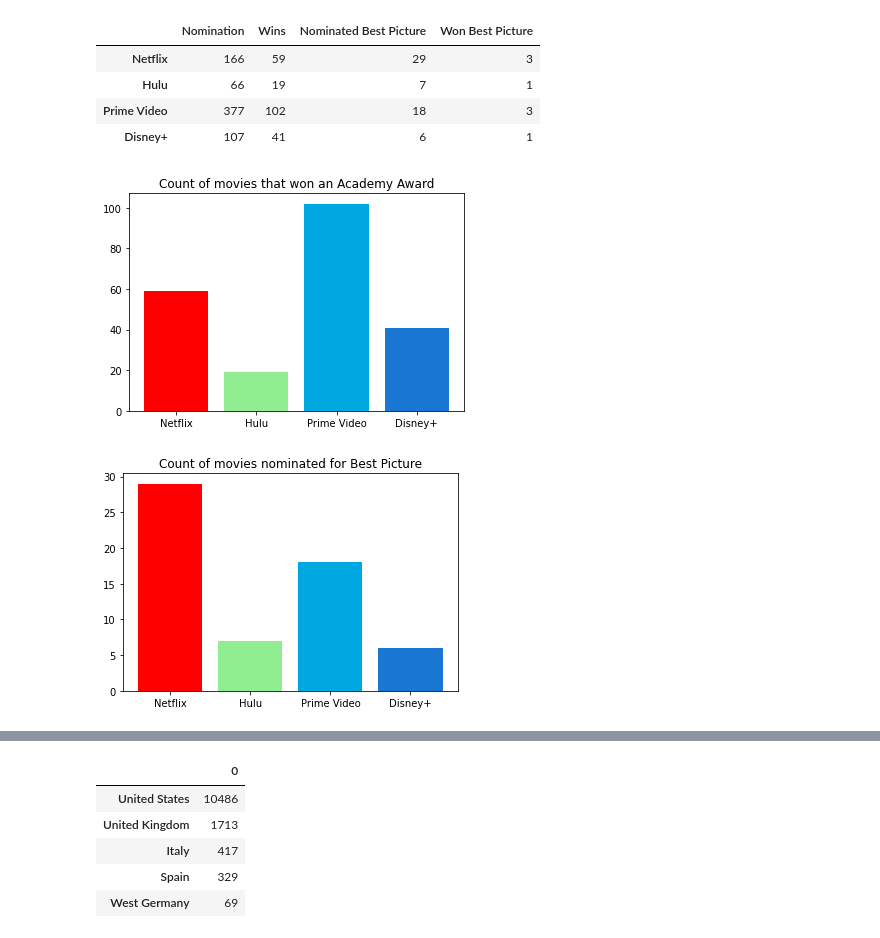
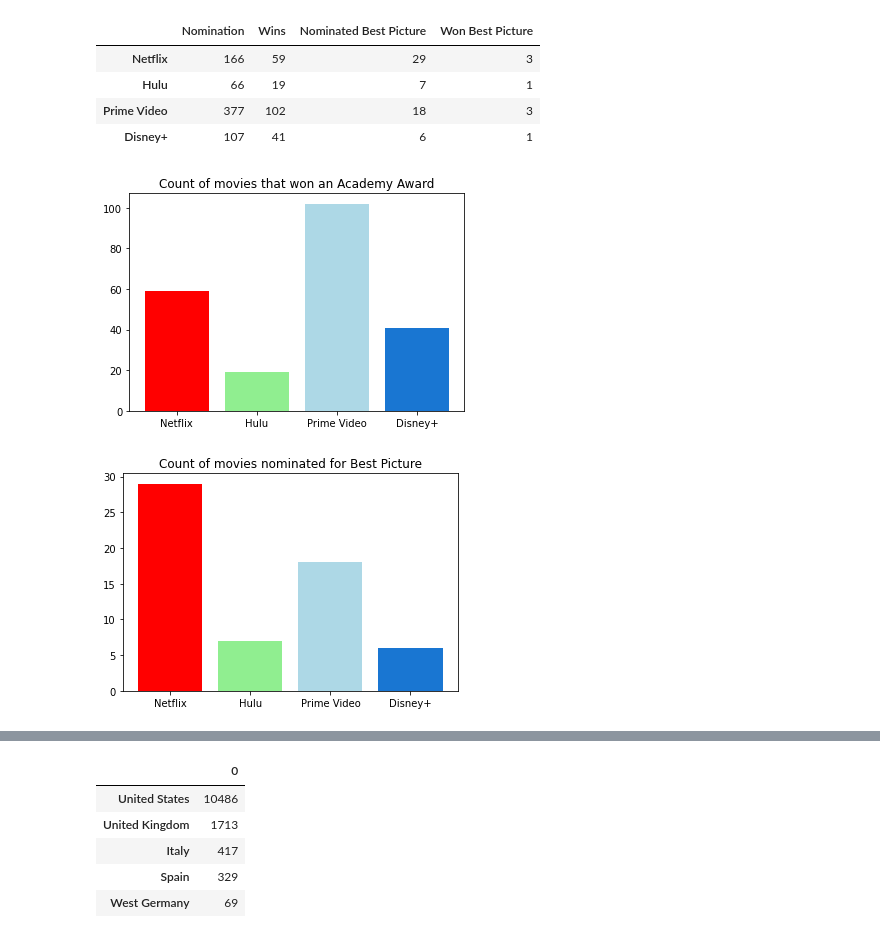
Before and after one commit to jacance/streaming-service-analysis, a Jupyter notebook: pristine_justin_new.ipynb, the cells around one changed output, grey strips where cells are left out. Drawn from its saved outputs; the diff is of its cells as text; code cells hidden in the pictures.

Commit message:
added code for Tara to change chart. adjusted chart colors and legend. cleaned up branch files

```diff
--- a/pristine_justin_new.ipynb
+++ b/pristine_justin_new.ipynb
@@ -632,19 +632,19 @@ ss_awards
 | Disney+ | 107 | 41 | 6 | 1 |
 # %%
 # Count of movies that won an Academy Award
-win_plot = plt.bar(ss_names, ss_awards["Wins"], color=["red", "lightgreen", "#00A8E1", "#1976d2"])
+win_plot = plt.bar(ss_names, ss_awards["Wins"], color=["red", "lightgreen", "lightblue", "#1976d2"])
 plt.title("Count of movies that won an Academy Award")
 plt.show()
 # %% [output]
-[figure, old version]
+[figure, new version]
 # %%
 # Count of movies that were Nominated Best Picture
-bpnom_plot = plt.bar(ss_names, ss_awards["Nominated Best Picture"], color=["red", "lightgreen", "#00A8E1", "#1976d2"])
+bpnom_plot = plt.bar(ss_names, ss_awards["Nominated Best Picture"], color=["red", "lightgreen", "lightblue", "#1976d2"])
 
 plt.title("Count of movies nominated for Best Picture")
 plt.show()
 # %% [output]
-[figure, old version]
+[figure, new version]
 # %%
 # Bars of award stats along x-axis
 netflix_sum3 = ss_awards.iloc[0, 0:2]
```
Also changed, not shown: parts of 12 cells of this notebook, 2 other files.
